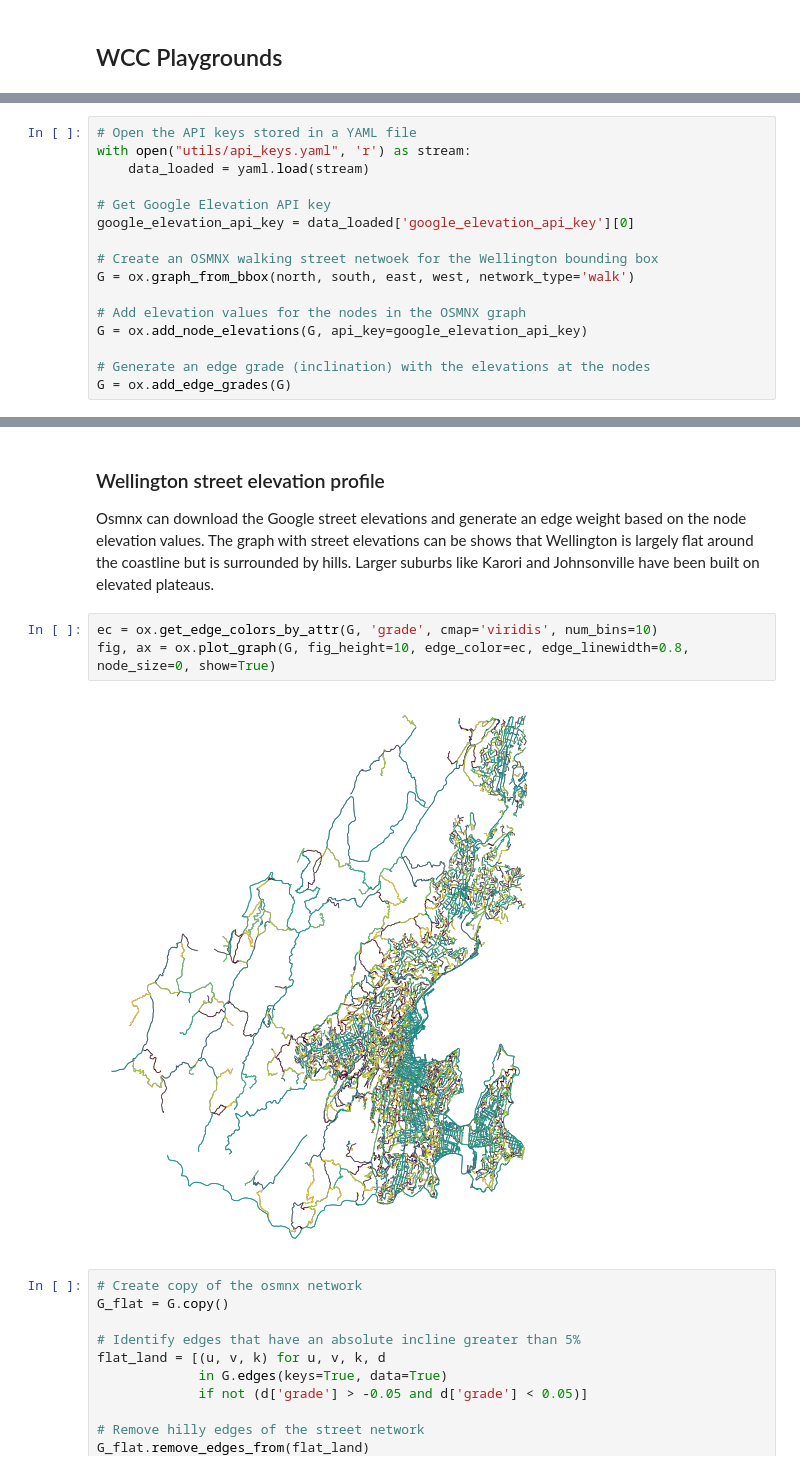
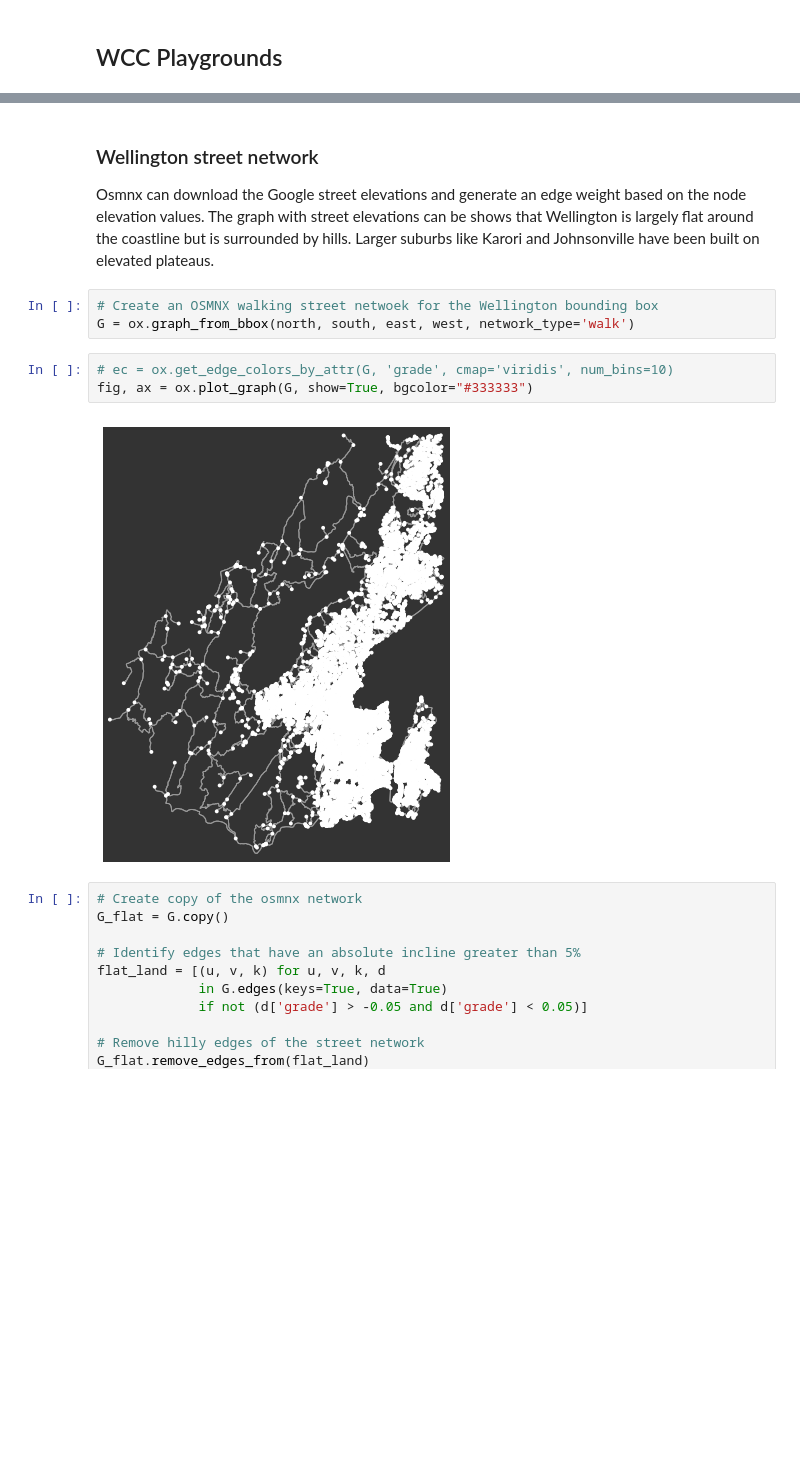
Before and after one commit to shriv/maptime-jul21, a Jupyter notebook: Walking to the park on a computer.ipynb, the cells around one changed output, grey strips where cells are left out. Drawn from its saved outputs; the diff is of its cells as text; blank space fills up the shorter version.

Commit message:
Adding simpler examples of spatial network

```diff
--- a/Walking to the park on a computer.ipynb
+++ b/Walking to the park on a computer.ipynb
@@ -127,16 +105,0 @@ The above steps have been simplified to terse oneliners by the excellent Python
-# %%
-# Open the API keys stored in a YAML file
-with open("utils/api_keys.yaml", 'r') as stream:
-    data_loaded = yaml.load(stream)
-
-# Get Google Elevation API key
-google_elevation_api_key = data_loaded['google_elevation_api_key'][0]
-
-# Create an OSMNX walking street netwoek for the Wellington bounding box
-G = ox.graph_from_bbox(north, south, east, west, network_type='walk')
-
-# Add elevation values for the nodes in the OSMNX graph
-G = ox.add_node_elevations(G, api_key=google_elevation_api_key)
-
-# Generate an edge grade (inclination) with the elevations at the nodes
-G = ox.add_edge_grades(G)
@@ -143,11 +141,14 @@ G = ox.add_edge_grades(G)
 # %% [markdown]
-### Wellington street elevation profile
+### Wellington street network
 Osmnx can download the Google street elevations and generate an edge weight based on the node elevation values. The graph with street elevations can be shows that Wellington is largely flat around the coastline but is surrounded by hills. Larger suburbs like Karori and Johnsonville have been built on elevated plateaus.
+# %%
+# Create an OSMNX walking street netwoek for the Wellington bounding box
+G = ox.graph_from_bbox(north, south, east, west, network_type='walk')
 # %%
-ec = ox.get_edge_colors_by_attr(G, 'grade', cmap='viridis', num_bins=10)
-fig, ax = ox.plot_graph(G, fig_height=10, edge_color=ec, edge_linewidth=0.8, node_size=0, show=True)
+# ec = ox.get_edge_colors_by_attr(G, 'grade', cmap='viridis', num_bins=10)
+fig, ax = ox.plot_graph(G, show=True, bgcolor="#333333")
 # %% [output]
-[figure, old version]
+[figure, new version]
 # %%
 # Create copy of the osmnx network
 G_flat = G.copy()
```
Also changed, not shown: parts of 17 cells of this notebook.
